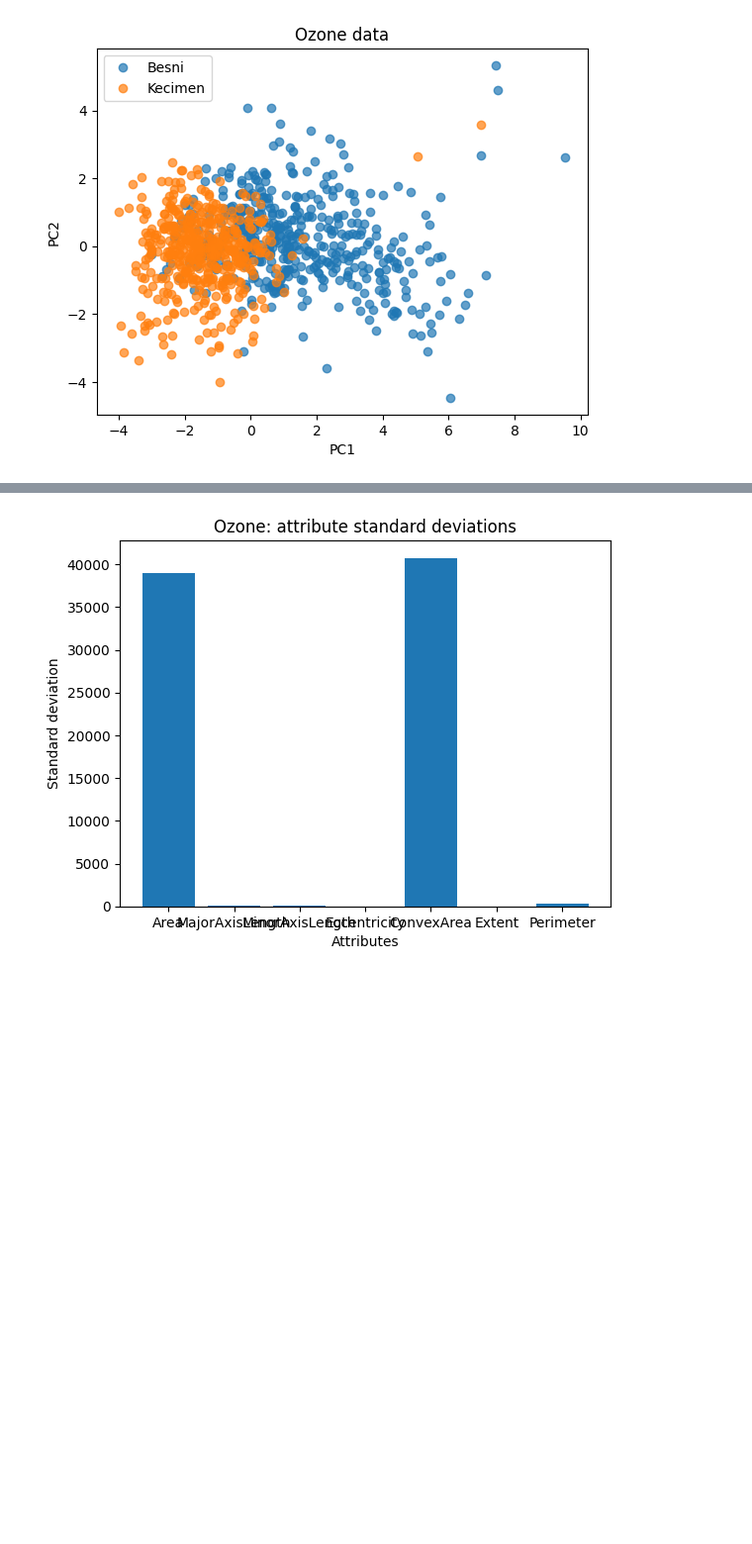
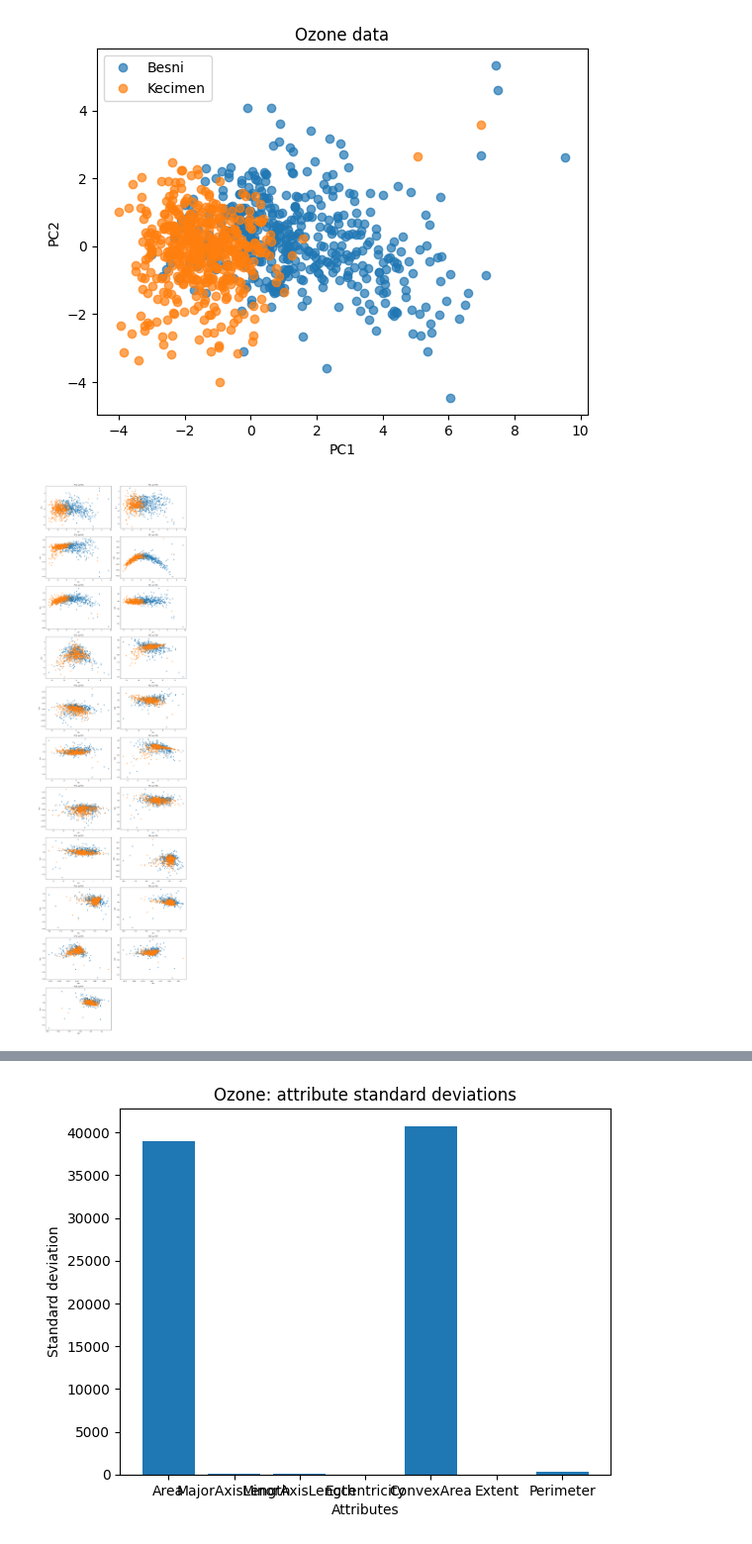
Before and after one commit to Donexize/MLPROJECT, a Jupyter notebook: raisin.ipynb, the cells around one changed output, grey strips where cells are left out. Shown at 99% size. Saved outputs shown, nothing was run; the diff lists cells and outputs as text; code cells hidden in the pictures; blank space fills up the shorter version.

```diff
--- a/raisin.ipynb
+++ b/raisin.ipynb
@@ -118,6 +189,57 @@ plt.show()
 # %% [output]
 6300
 [figure]
+# %%
+# all combinations
+
+cols = range(0, 7)
+
+
+
+# Calculate the number of combinations
+num_combinations = len(cols) * (len(cols) - 1) // 2
+
+# Calculate the number of rows and columns for subplots
+num_rows = int(np.ceil(num_combinations / 2))
+num_cols = 2
+
+# Create a figure with appropriate size
+plt.figure(figsize=(15, num_rows * 5))
+
+# Get all combinations of two elements from cols
+comb = []
+# Iterate over each element in cols
+for i in range(len(cols)):
+    # Iterate over elements following the current element to avoid repetition
+    for j in range(i + 1, len(cols)):
+        # Append the pair (i, j) to the combinations list
+        comb.append((cols[i], cols[j]))
+
+# Iterate over each combination of i and j
+for idx, (i, j) in enumerate(comb, start=1):
+    # Create a subplot for the current combination
+    plt.subplot(num_rows, num_cols, idx)
+
+    # Title for the subplot
+    plt.title("PC{} vs PC{}".format(i + 1, j + 1))
+
+    # Iterate over each class
+    for c in range(C):
+        # Select indices belonging to class c
+        class_mask = y == c
+        plt.plot(Z[class_mask, i], Z[class_mask, j], "o", alpha=0.7)
+
+    # Set labels for x and y axes
+    plt.xlabel("PC{}".format(i + 1))
+    plt.ylabel("PC{}".format(j + 1))
+
+# Adjust layout to avoid overlap
+plt.tight_layout()
+
+# Show the plot
+plt.show()
+# %% [output]
+[figure, added]
 # %%
 # from exercise 2.2.4
 
```
Also changed, not shown: parts of 8 cells of this notebook.
